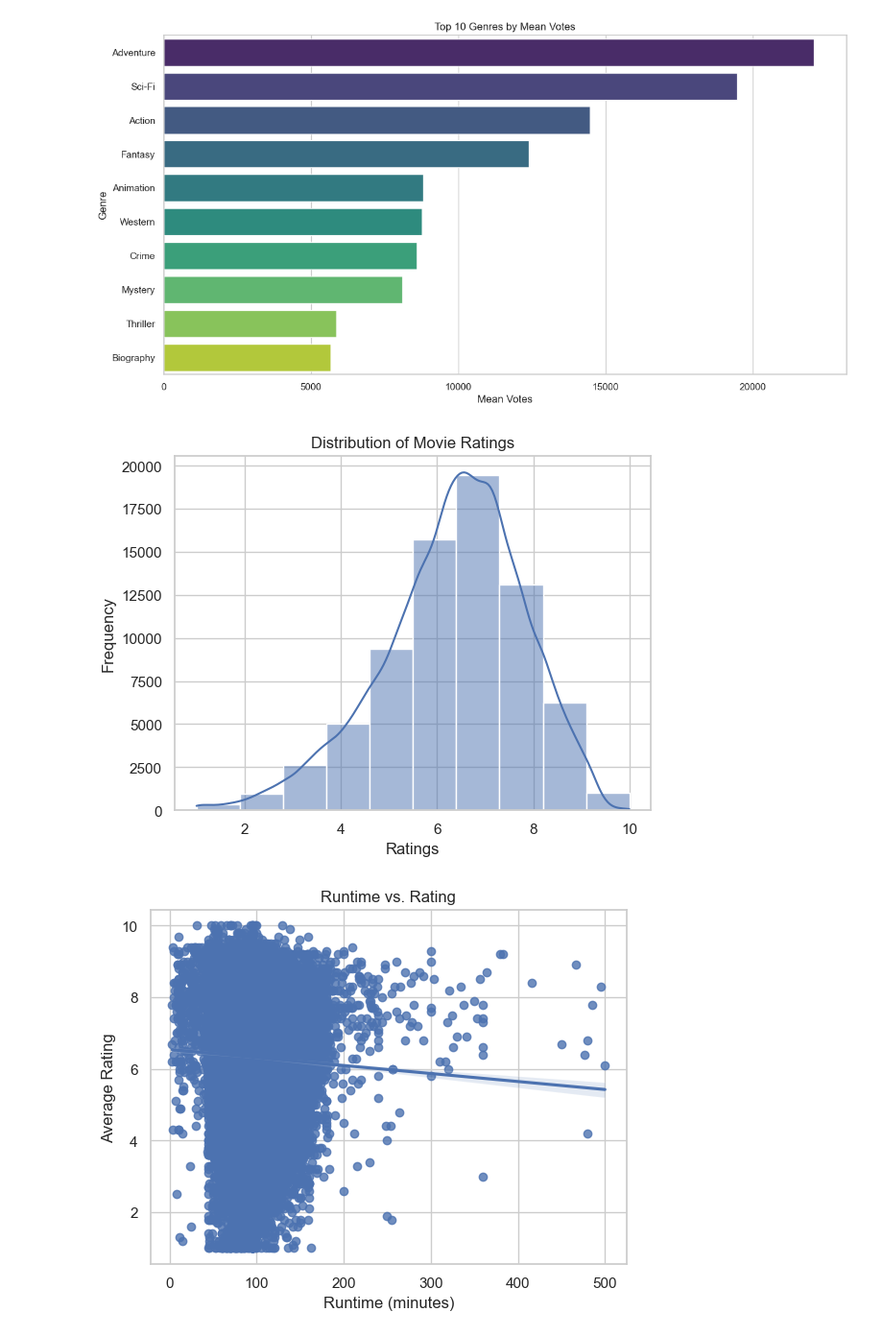
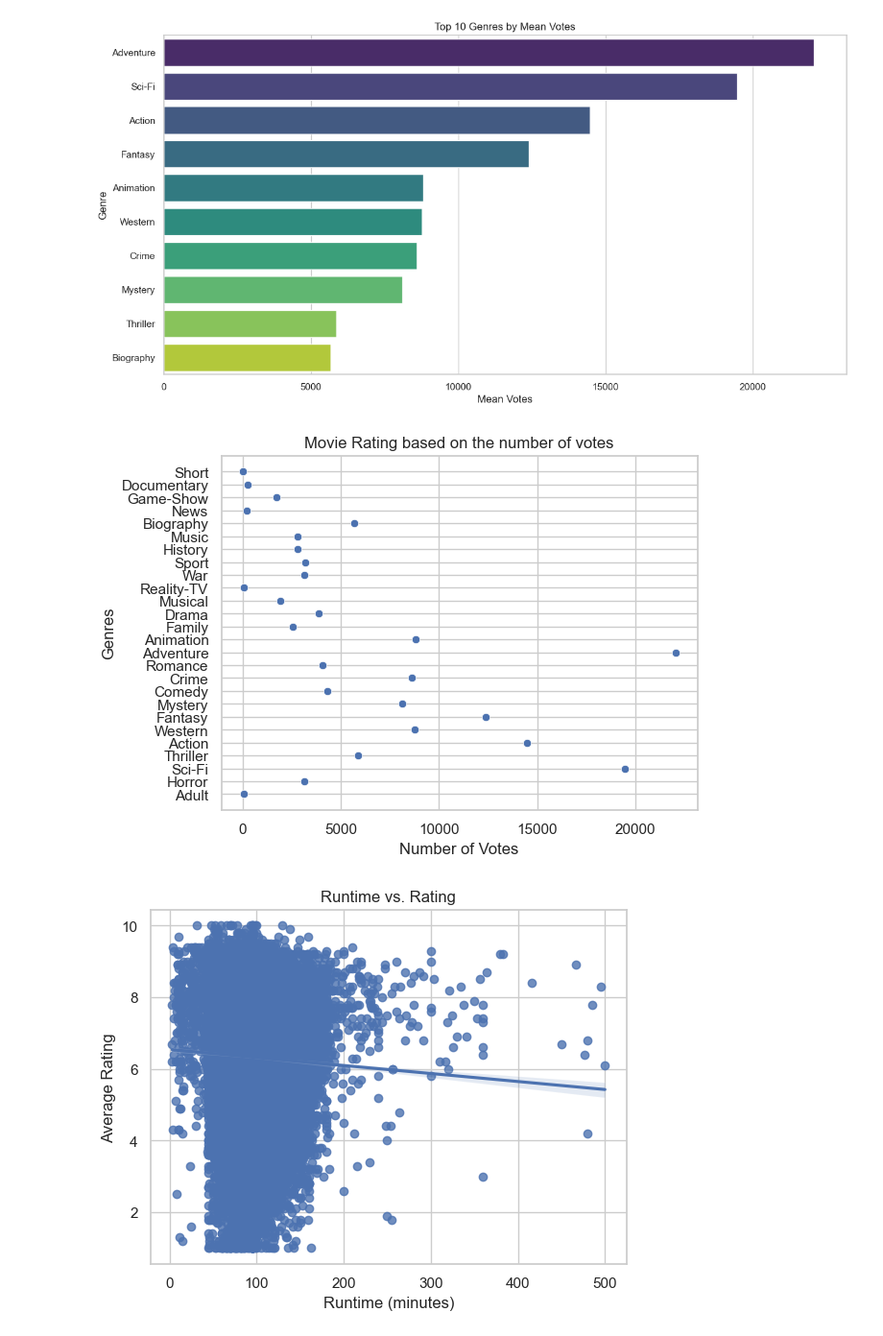
Before and after one commit to omendez930/dsc-project2-movie-studio, a Jupyter notebook: index.ipynb, the cells around one changed output. Shown at 96% size. Drawn from its saved outputs; the diff is of its cells as text; code cells hidden in the pictures.

```diff
--- a/index.ipynb
+++ b/index.ipynb
@@ -1678,14 +1682,14 @@ plt.show()
 [figure]
 # %%
 #Distribution of movie ratings
-sns.histplot(merged_df['averagerating'], bins=10, kde=True)
-plt.title('Distribution of Movie Ratings')
-plt.xlabel('Ratings')
-plt.ylabel('Frequency')
+sns.scatterplot(x='numvotes', y='genres', data=genre_stats)
+plt.title('Movie Rating based on the number of votes')
+plt.xlabel('Number of Votes')
+plt.ylabel('Genres')
 plt.savefig('Distribution_of_movie_ratings')
 plt.show()
 # %% [output]
-[figure, old version]
+[figure, new version]
 # %%
 #Relationship between runtime and rating
 # sns.scatterplot(x='runtime_minutes', y='averagerating', data=filtered_df)
```
Also changed, not shown: parts of 34 cells of this notebook, 12 other files.
